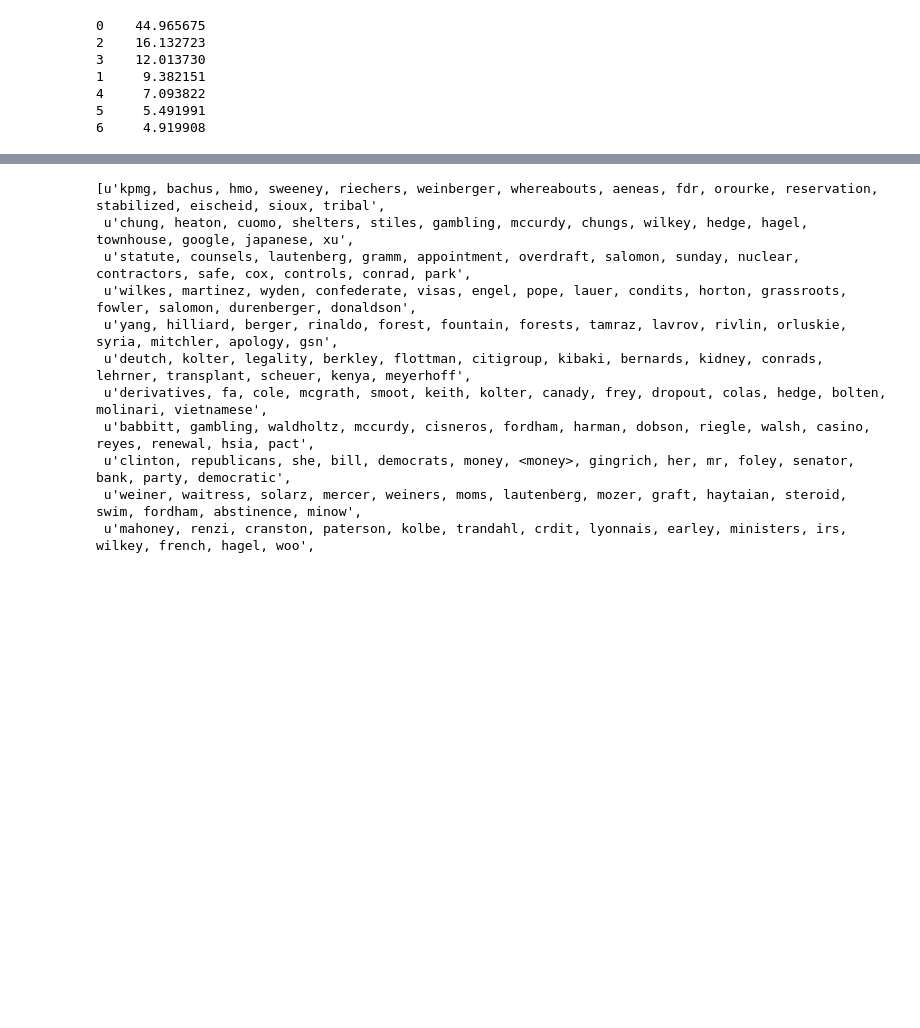
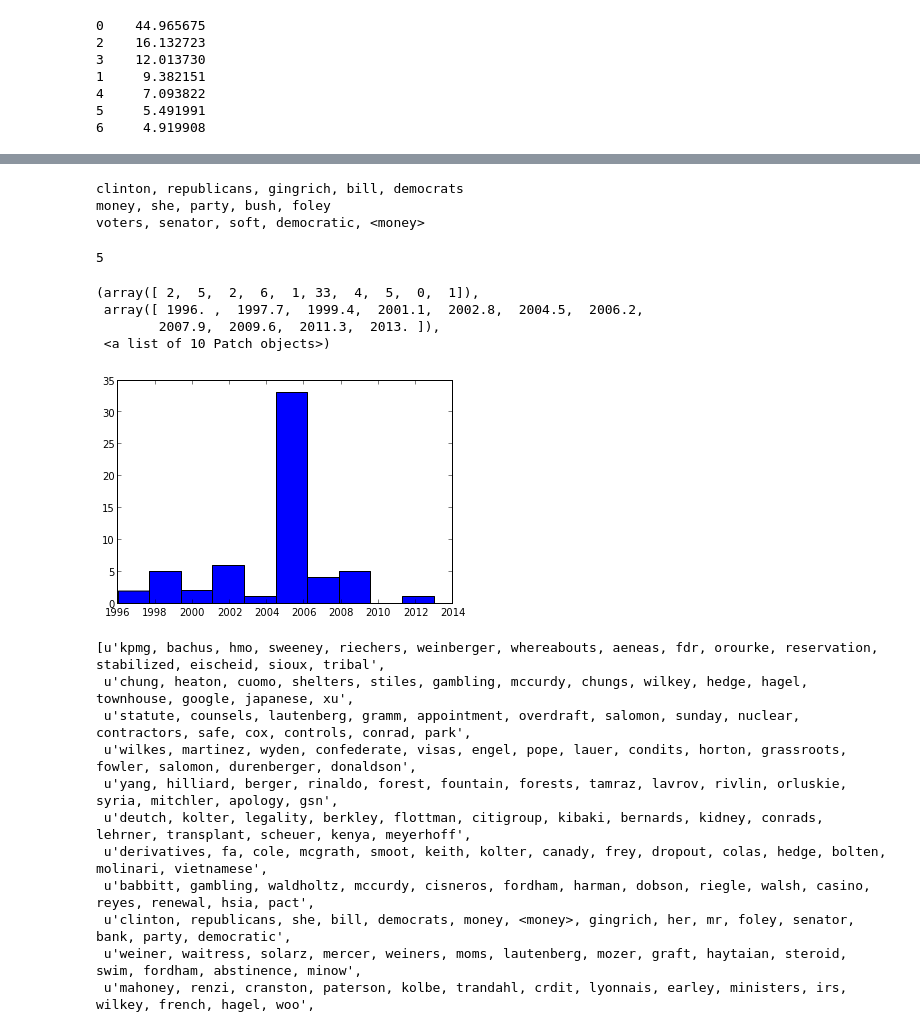
Before and after one commit to wcbeard/nyt-nlp, a Jupyter notebook: nyt-nlp.ipynb, the cells around one changed output, grey strips where cells are left out. Drawn from its saved outputs; the diff is of its cells as text; code cells hidden in the pictures; blank space fills up the shorter version.

```diff
--- a/nyt-nlp.ipynb
+++ b/nyt-nlp.ipynb
@@ -395,3 +475,22 @@ for t, y in _s:
+# %%
+print tformat(topic_words[0])
+# %% [output]
+clinton, republicans, gingrich, bill, democrats
+money, she, party, bush, foley
+voters, senator, soft, democratic, <money>
+# %%
+topic
+# %% [output]
+5
+# %%
+a = df[df.Topic == topic].index.map(lambda x: x.year)
+plt.hist(a)
+# %% [output]
+(array([ 2,  5,  2,  6,  1, 33,  4,  5,  0,  1]),
+ array([ 1996. ,  1997.7,  1999.4,  2001.1,  2002.8,  2004.5,  2006.2,
+        2007.9,  2009.6,  2011.3,  2013. ]),
+ <a list of 10 Patch objects>)
+[figure, added]
 # %%
 _topic_words
 # %% [output]
```
Also changed, not shown: parts of 31 cells of this notebook, 1 other file.
